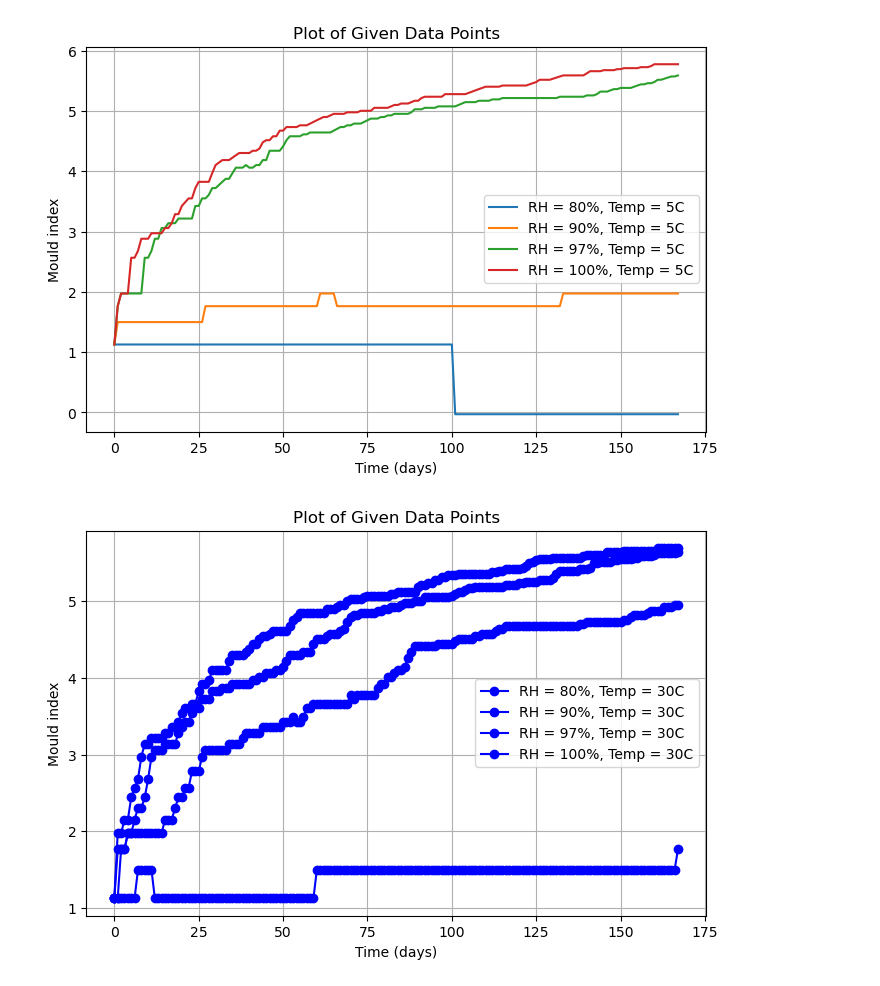
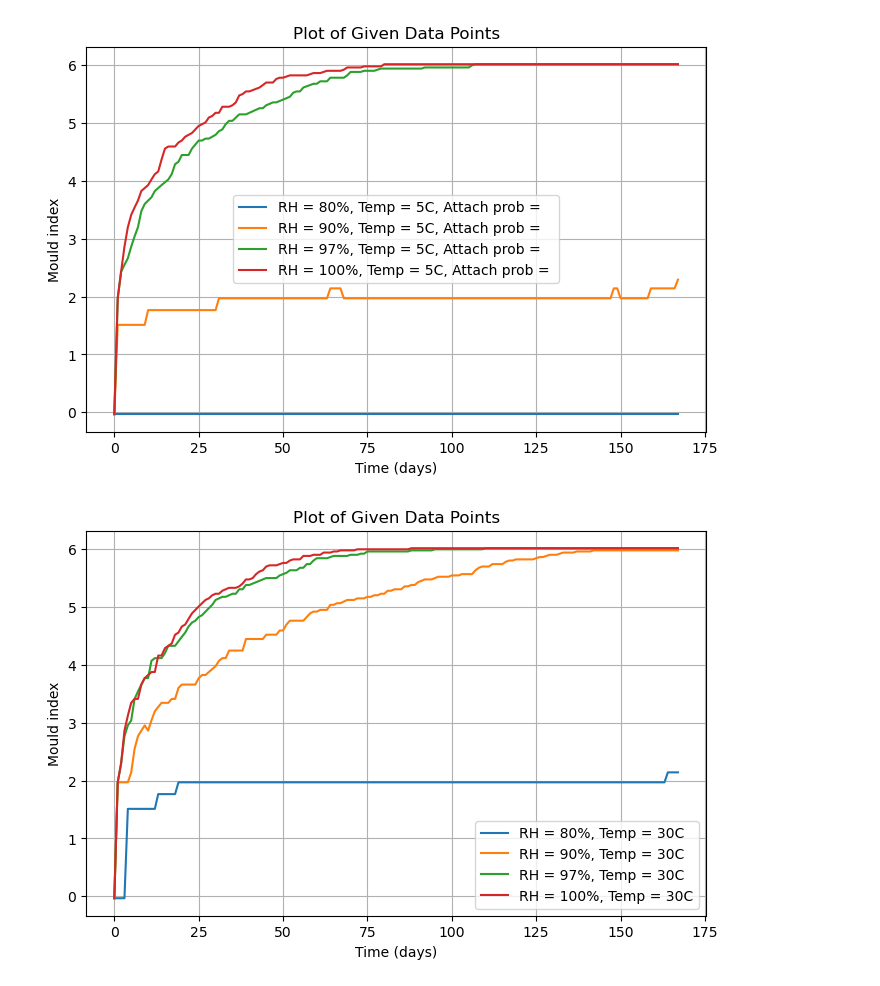
Before and after one commit to SaraStoof/PCS, a Jupyter notebook: dla_2d_test_fixed.ipynb, the cells around one changed output. Cells and saved outputs as stored; diff of their text form; code cells hidden in the pictures.

Commit message:
fixed decay calculation, tweaked some variables, plots look pretty good

```diff
--- a/dla_2d_test_fixed.ipynb
+++ b/dla_2d_test_fixed.ipynb
@@ -52,3 +48,8 @@ def coverage_to_m_value(cov):
+# %%
+@njit
+def coverage_to_m_value(cov):
+    #calculates M-value from coverage percentage, using regression over the points (0,0), (1,1), (3,10), (4,30), (5,70), (6,95)
+    return 24.88976 + (-0.03418982 - 24.88976)/(1 + (cov/1674.627)**0.4037152)
 # %%
 @njit(parallel=True)
 def decay_grid(DECAY_PROB, grid):
@@ -87,7 +88,10 @@ def decay_grid(DECAY_PROB, grid):
 
 
 ATTACH_PROB = attaching_prob(Temp, RH)
-DECAY_PROB = (1 - ATTACH_PROB) * 0.01
+# %%
+def get_decay_prob(ATTACH_PROB, decay_prob_multiplier, exponential_drop_off):
+    #Using exponential function to calculate decay rate, such that changes in attach prob are "felt more"
+    return np.exp(-ATTACH_PROB * exponential_drop_off) * decay_prob_multiplier
 # %%
 @njit(parallel=True)
 def mold_coverage(grid, grid_size = 10):
@@ -209,8 +216,8 @@ plt.figure(figsize=(8, 5))
 
 for i in RH_list:
     for j in Temp_list:
-        _,_, m_histories = monte_carlo(GRID_SIZE, attaching_prob(j, i), TIMESTEPS, NUM_SIMS, (1 - attaching_prob(j, i)) * 0.01, DAYS)
-        plt.plot(m_histories[0], linestyle='-', label=f"RH = {i}%, Temp = {j}C")
+        _,_, m_histories = monte_carlo(GRID_SIZE, attaching_prob(j, i), TIMESTEPS, NUM_SIMS, get_decay_prob(attaching_prob(i,j), decay_prob_multiplier, exponential_drop_off), DAYS)
+        plt.plot(m_histories[0], linestyle='-', label=f"RH = {i}%, Temp = {j}C, Attach prob = ")
 
 
 
@@ -224,28 +231,28 @@ plt.grid(True)
 # Show plot
 plt.show()
 # %% [output]
-[figure, old version]
+[figure, new version]
 # %%
 #Graphs to compare with experimental data
 RH_list = [80, 90, 97, 100]
 Temp_list = [30]
 plt.figure(figsize=(8, 5))
 
 for i in RH_list:
     for j in Temp_list:
-        _,_, m_histories = monte_carlo(GRID_SIZE, attaching_prob(j, i), TIMESTEPS, NUM_SIMS, (1 - attaching_prob(j, i)) * 0.01, DAYS)
+        _,_, m_histories = monte_carlo(GRID_SIZE, attaching_prob(j, i), TIMESTEPS, NUM_SIMS, get_decay_prob(attaching_prob(i,j), decay_prob_multiplier, exponential_drop_off), DAYS)
         plt.plot(m_histories[0],linestyle='-', label=f"RH = {i}%, Temp = {j}C")
 
 
 
 
 plt.xlabel("Time (days)")
 plt.ylabel("Mould index")
 plt.title("Plot of Given Data Points")
 plt.legend()
 plt.grid(True)
 
 # Show plot
 plt.show()
 # %% [output]
-[figure, old version]
+[figure, new version]
```
Also changed, not shown: parts of 4 cells of this notebook.
